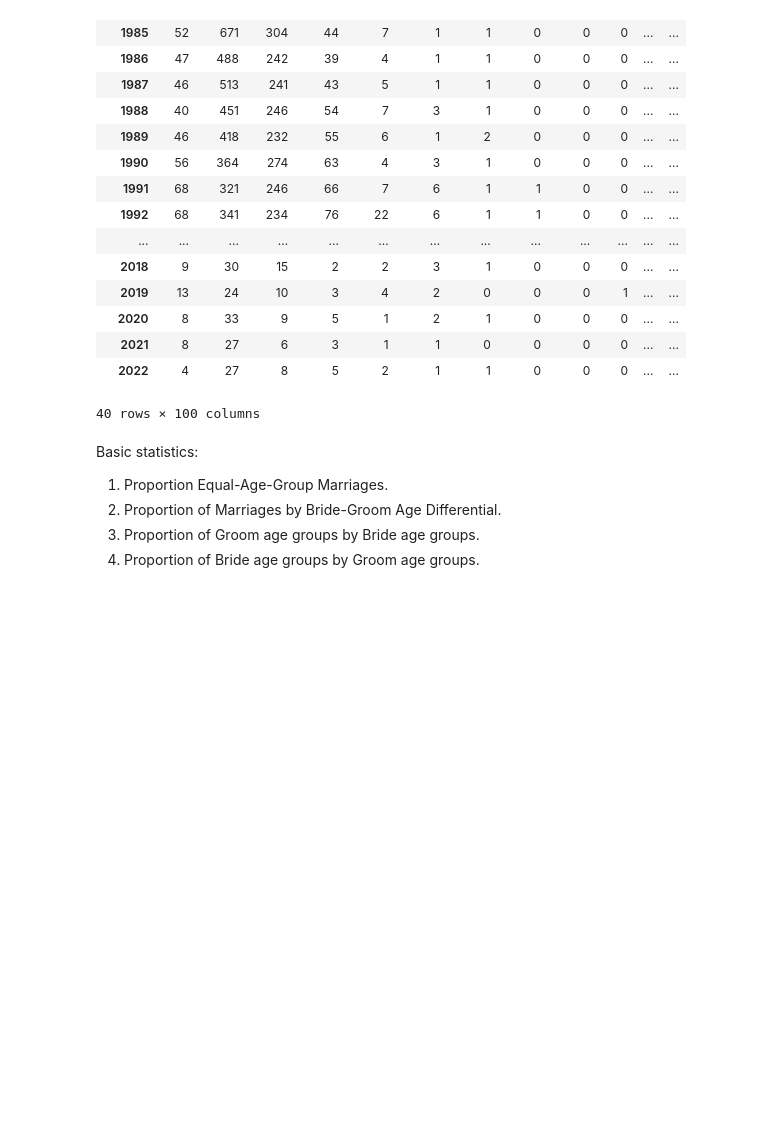
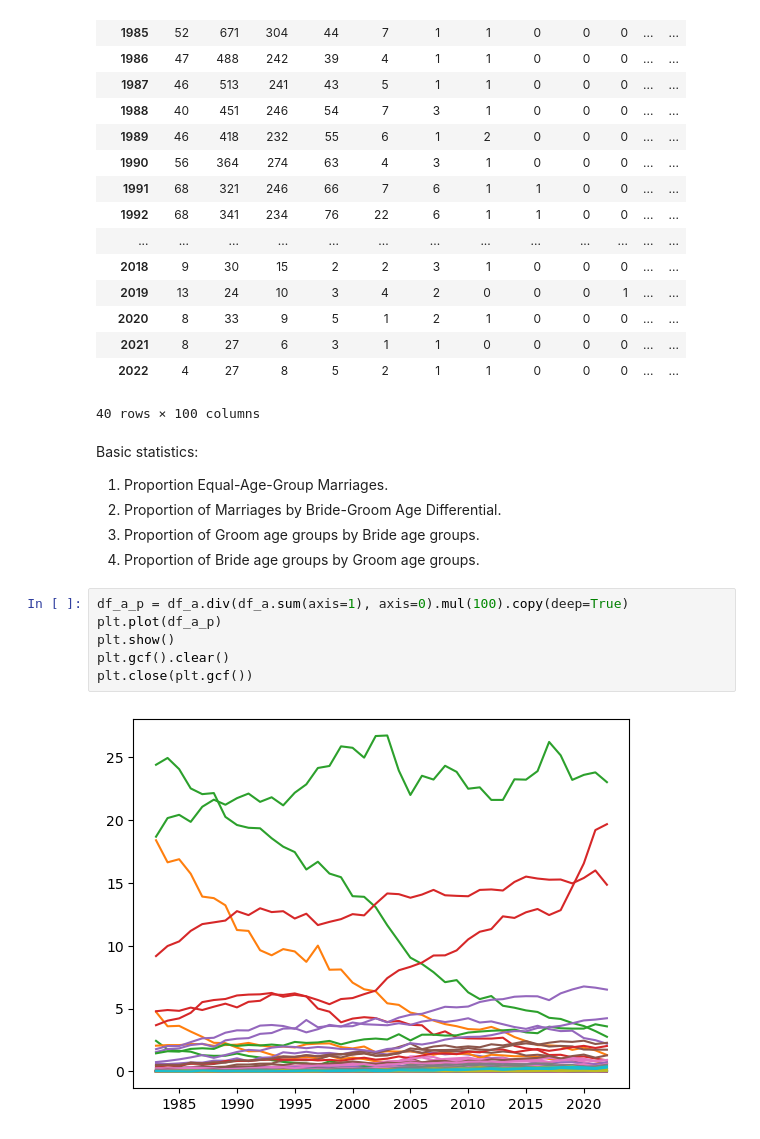
Before and after one commit to YC-Goh/YC-Goh.github.io, a Jupyter notebook: projects/sg-public-data/src/_1_marriage_patterns.ipynb, the cells around one changed output. Cells and saved outputs as stored; diff of their text form; blank space fills up the shorter version.

```diff
--- a/projects/sg-public-data/src/_1_marriage_patterns.ipynb
+++ b/projects/sg-public-data/src/_1_marriage_patterns.ipynb
@@ -333,3 +343,11 @@ Basic statistics:
 2.  Proportion of Marriages by Bride-Groom Age Differential.
 3.  Proportion of Groom age groups by Bride age groups.
 4.  Proportion of Bride age groups by Groom age groups.
+# %%
+df_a_p = df_a.div(df_a.sum(axis=1), axis=0).mul(100).copy(deep=True)
+plt.plot(df_a_p)
+plt.show()
+plt.gcf().clear()
+plt.close(plt.gcf())
+# %% [output]
+[figure, added]
```
Also changed, not shown: parts of 16 cells of this notebook.
